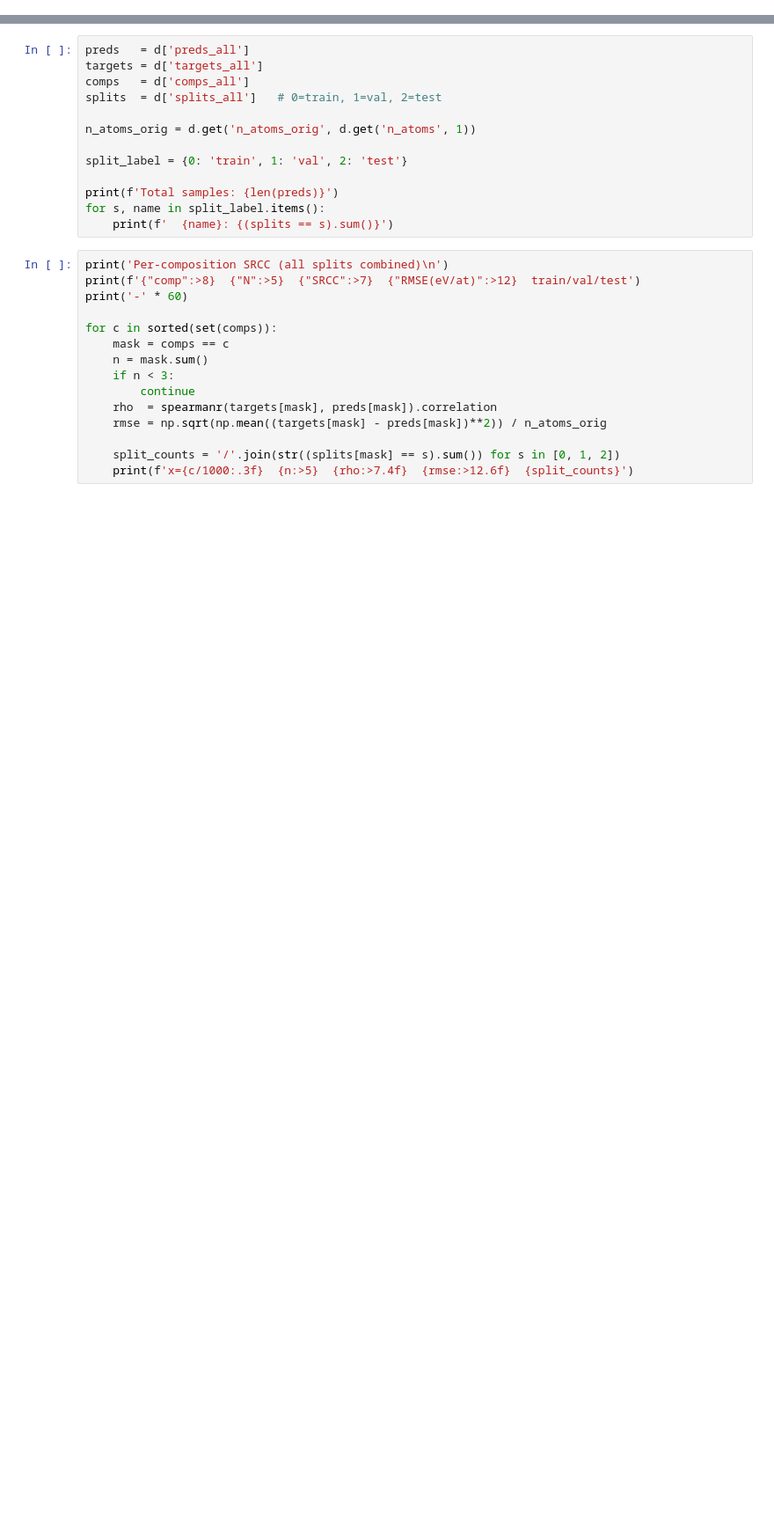
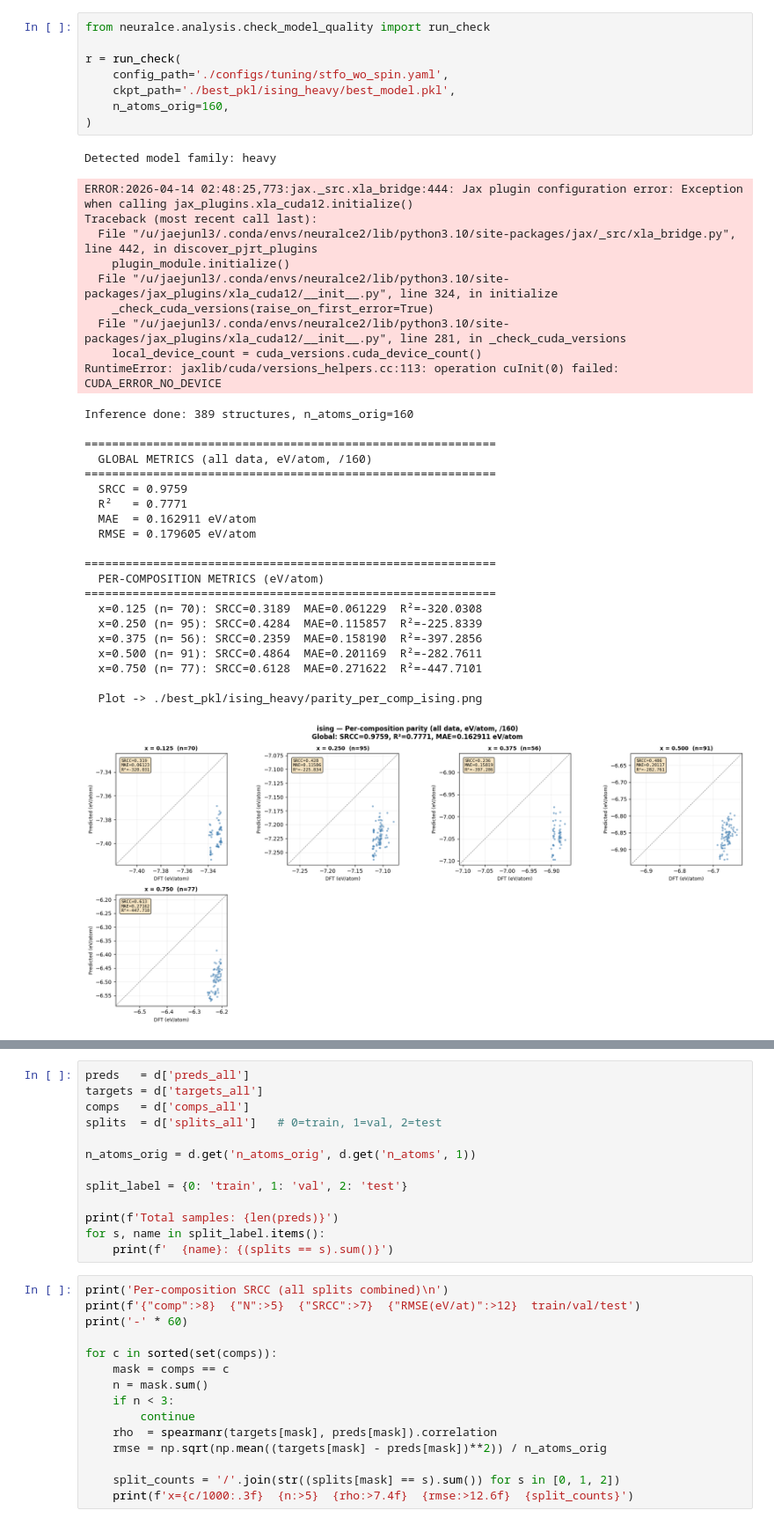
Before and after one commit to Ahri111/Alloy-GPU, a Jupyter notebook: plot.ipynb, the cells around one changed output, grey strips where cells are left out. Shown at 88% size. Drawn from its saved outputs; the diff is of its cells as text; blank space fills up the shorter version.

```diff
--- a/plot.ipynb
+++ b/plot.ipynb
@@ -11,0 +102,40 @@ print('Keys:', list(d.keys()))
+# %%
+from neuralce.analysis.check_model_quality import run_check
+
+r = run_check(
+    config_path='./configs/tuning/stfo_wo_spin.yaml',
+    ckpt_path='./best_pkl/ising_heavy/best_model.pkl',
+    n_atoms_orig=160,
+)
+# %% [output]
+Detected model family: heavy
+ERROR:2026-04-14 02:48:25,773:jax._src.xla_bridge:444: Jax plugin configuration error: Exception when calling jax_plugins.xla_cuda12.initialize()
+Traceback (most recent call last):
+  File "/u/jaejunl3/.conda/envs/neuralce2/lib/python3.10/site-packages/jax/_src/xla_bridge.py", line 442, in discover_pjrt_plugins
+    plugin_module.initialize()
+  File "/u/jaejunl3/.conda/envs/neuralce2/lib/python3.10/site-packages/jax_plugins/xla_cuda12/__init__.py", line 324, in initialize
+    _check_cuda_versions(raise_on_first_error=True)
+  File "/u/jaejunl3/.conda/envs/neuralce2/lib/python3.10/site-packages/jax_plugins/xla_cuda12/__init__.py", line 281, in _check_cuda_versions
+    local_device_count = cuda_versions.cuda_device_count()
+RuntimeError: jaxlib/cuda/versions_helpers.cc:113: operation cuInit(0) failed: CUDA_ERROR_NO_DEVICE
+Inference done: 389 structures, n_atoms_orig=160
+
+============================================================
+  GLOBAL METRICS (all data, eV/atom, /160)
+============================================================
+  SRCC = 0.9759
+  R²   = 0.7771
+  MAE  = 0.162911 eV/atom
+  RMSE = 0.179605 eV/atom
+
+============================================================
+  PER-COMPOSITION METRICS (eV/atom)
+============================================================
+  x=0.125 (n= 70): SRCC=0.3189  MAE=0.061229  R²=-320.0308
+  x=0.250 (n= 95): SRCC=0.4284  MAE=0.115857  R²=-225.8339
+  x=0.375 (n= 56): SRCC=0.2359  MAE=0.158190  R²=-397.2856
+  x=0.500 (n= 91): SRCC=0.4864  MAE=0.201169  R²=-282.7611
+  x=0.750 (n= 77): SRCC=0.6128  MAE=0.271622  R²=-447.7101
+
+  Plot -> ./best_pkl/ising_heavy/parity_per_comp_ising.png
+[figure, added]
```
Also changed, not shown: parts of 13 cells of this notebook, 54 other files.
